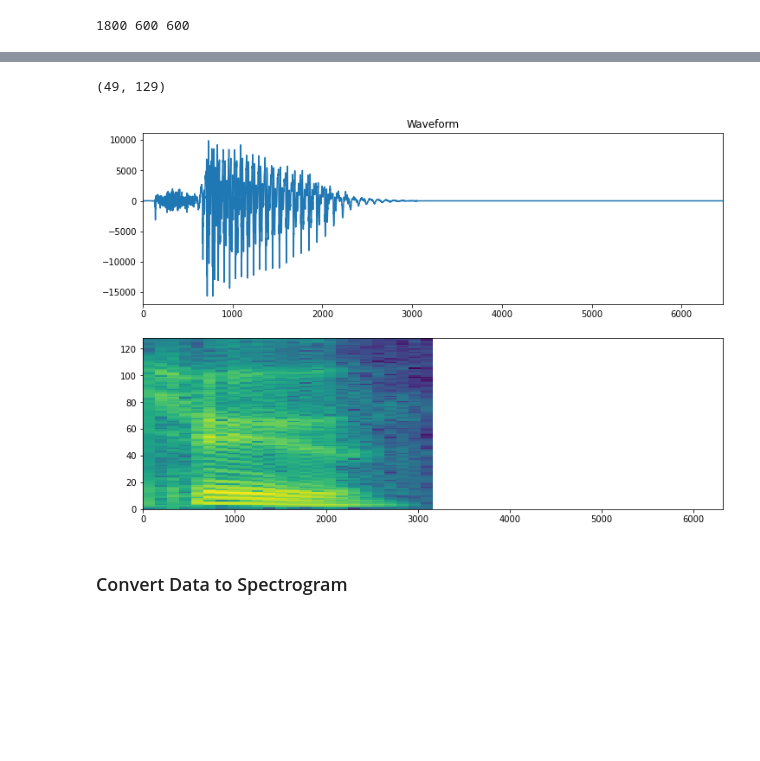
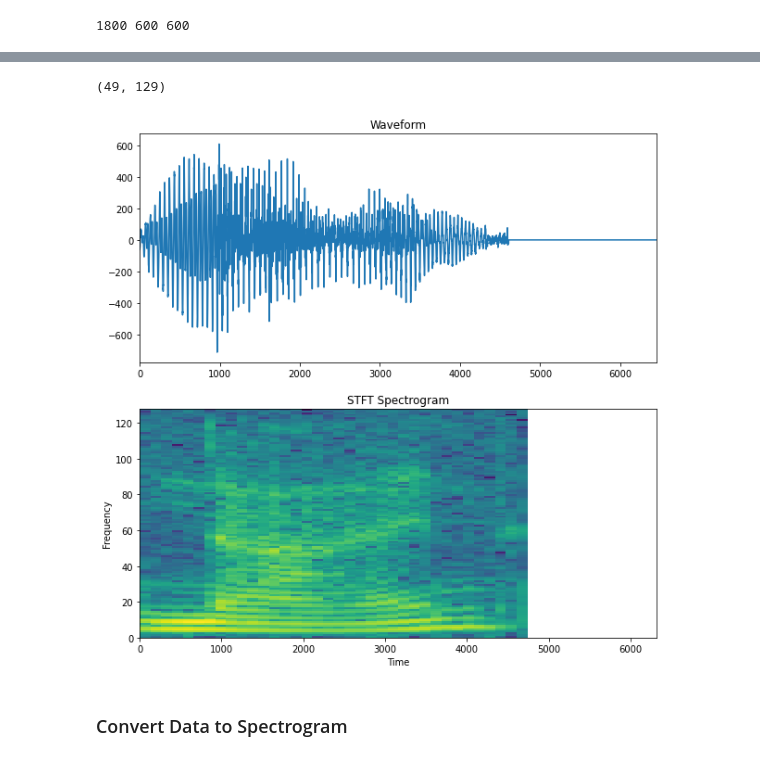
Before and after one commit to leand12/TAAProject2, a Jupyter notebook: proj2.ipynb, the cells around one changed output, grey strips where cells are left out. Cells and saved outputs as stored; diff of their text form; code cells hidden in the pictures; blank space fills up the shorter version.

```diff
--- a/proj2.ipynb
+++ b/proj2.ipynb
@@ -349,19 +384,27 @@ print(S.shape)
 # %%
-waveform = X[0]
+waveform = X[longest_audio]
 
 spectrogram = stft_spectrogram(waveform).numpy()
+
 #spectrogram.resize(32, 32)
 print(spectrogram.shape)
 
 timescale = np.arange(waveform.shape[0])
 fig, axes = plt.subplots(2, figsize=(12, 8))
 axes[0].plot(timescale, waveform)
 axes[0].set_title('Waveform')
 axes[0].set_xlim([0, max_size])
+
+fig.set_size_inches(10, 10)
+
+axes[1].set_xlabel('Time')
+axes[1].set_ylabel('Frequency')
+axes[1].set_title('STFT Spectrogram')
+
 plot_spectrogram(spectrogram, axes[1])
 # %% [output]
 (49, 129)
-[figure, old version]
+[figure, new version]
 # %% [markdown]
 ### Convert Data to Spectrogram
 # %%
```
Also changed, not shown: parts of 13 cells of this notebook.
